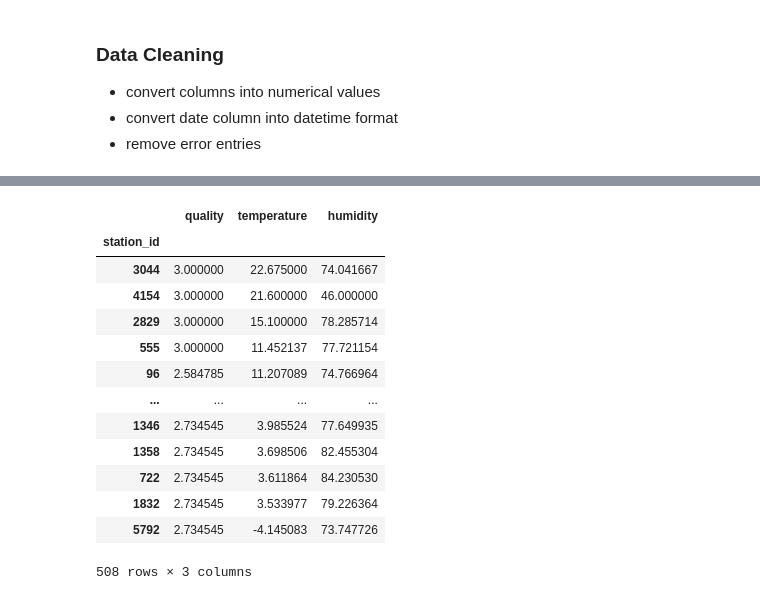
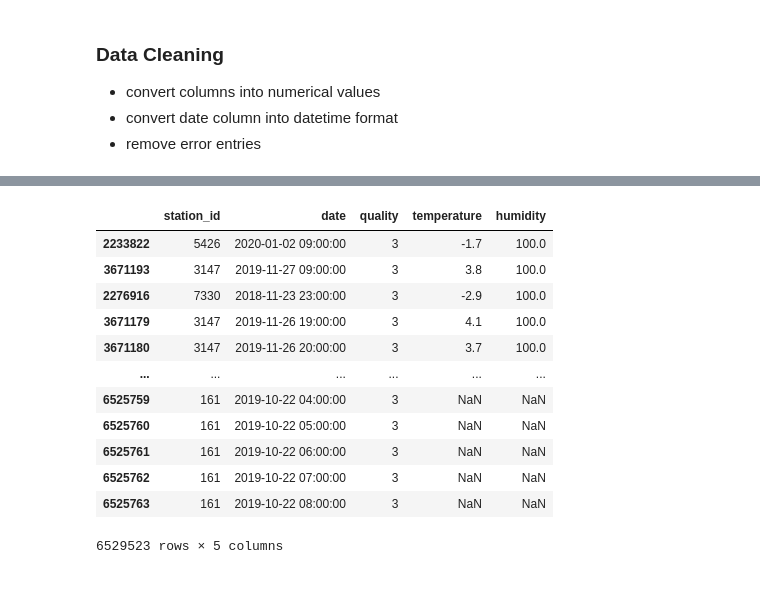
Before and after one commit to fynnwi/dwd_data, a Jupyter notebook: hourly_temp_humidity.ipynb, the cells around one changed output, grey strips where cells are left out. Saved outputs shown, nothing was run; the diff lists cells and outputs as text; code cells hidden in the pictures.

Commit message:
completed data extraction

```diff
--- a/hourly_temp_humidity.ipynb
+++ b/hourly_temp_humidity.ipynb
@@ -22,8 +19,8 @@ import shutil
 # %%
-DIR_hourly_recent = "retrieved_data/hourly/temperature/recent/"
-DIR_hourly_historical = "retrieved_data/hourly/temperature/historical/"
-DIR_data = "retrieved_data/"
-DIR_export = "exported_data/"
+DIR_hourly_recent = "raw_data/hourly/temperature/recent/"
+DIR_hourly_historical = "raw_data/hourly/temperature/historical/"
+
+DIR_export = "processed_data/hourly/temperature/"
 # %%
 URL_hourly_recent = "https://opendata.dwd.de/climate_environment/CDC/observations_germany/climate/hourly/air_temperature/recent/"
 URL_hourly_historical = "https://opendata.dwd.de/climate_environment/CDC/observations_germany/climate/hourly/air_temperature/historical/"
@@ -322,0 +327,8 @@ df.loc[df["humidity"] == -999, "humidity"] = float("NaN")
+# %%
+# reload data
+df_rec = pd.read_csv(DIR_export + "recent_cleaned.csv")
+df_hist = pd.read_csv(DIR_export + "historical_cleaned.csv")
+
+# format as datetime
+df_rec["date"] = pd.to_datetime(df_rec["date"])
+df_hist["date"] = pd.to_datetime(df_hist["date"])
@@ -323,17 +351,17 @@ df.loc[df["humidity"] == -999, "humidity"] = float("NaN")
 # %%
-df.groupby(["station_id"]).mean().sort_values("temperature", ascending=False)
+#df_hist.groupby(["station_id"]).mean().sort_values("temperature", ascending=False)
+df_rec.sort_values("humidity", ascending=False)
 # %% [output]
-|  | quality | temperature | humidity |
-| station_id |  |  |  |
-| 3044 | 3.000000 | 22.675000 | 74.041667 |
-| 4154 | 3.000000 | 21.600000 | 46.000000 |
-| 2829 | 3.000000 | 15.100000 | 78.285714 |
-| 555 | 3.000000 | 11.452137 | 77.721154 |
-| 96 | 2.584785 | 11.207089 | 74.766964 |
-| ... | ... | ... | ... |
-| 1346 | 2.734545 | 3.985524 | 77.649935 |
-| 1358 | 2.734545 | 3.698506 | 82.455304 |
-| 722 | 2.734545 | 3.611864 | 84.230530 |
-| 1832 | 2.734545 | 3.533977 | 79.226364 |
-| 5792 | 2.734545 | -4.145083 | 73.747726 |
+|  | station_id | date | quality | temperature | humidity |
+| 2233822 | 5426 | 2020-01-02 09:00:00 | 3 | -1.7 | 100.0 |
+| 3671193 | 3147 | 2019-11-27 09:00:00 | 3 | 3.8 | 100.0 |
+| 2276916 | 7330 | 2018-11-23 23:00:00 | 3 | -2.9 | 100.0 |
+| 3671179 | 3147 | 2019-11-26 19:00:00 | 3 | 4.1 | 100.0 |
+| 3671180 | 3147 | 2019-11-26 20:00:00 | 3 | 3.7 | 100.0 |
+| ... | ... | ... | ... | ... | ... |
+| 6525759 | 161 | 2019-10-22 04:00:00 | 3 | NaN | NaN |
+| 6525760 | 161 | 2019-10-22 05:00:00 | 3 | NaN | NaN |
+| 6525761 | 161 | 2019-10-22 06:00:00 | 3 | NaN | NaN |
+| 6525762 | 161 | 2019-10-22 07:00:00 | 3 | NaN | NaN |
+| 6525763 | 161 | 2019-10-22 08:00:00 | 3 | NaN | NaN |
-508 rows × 3 columns
+6529523 rows × 5 columns
```
Also changed, not shown: parts of 30 cells of this notebook, 2 other files.
